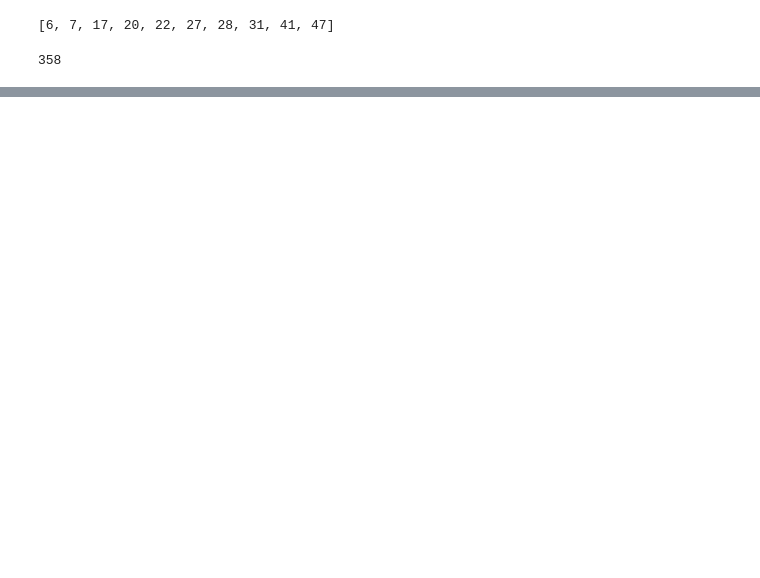
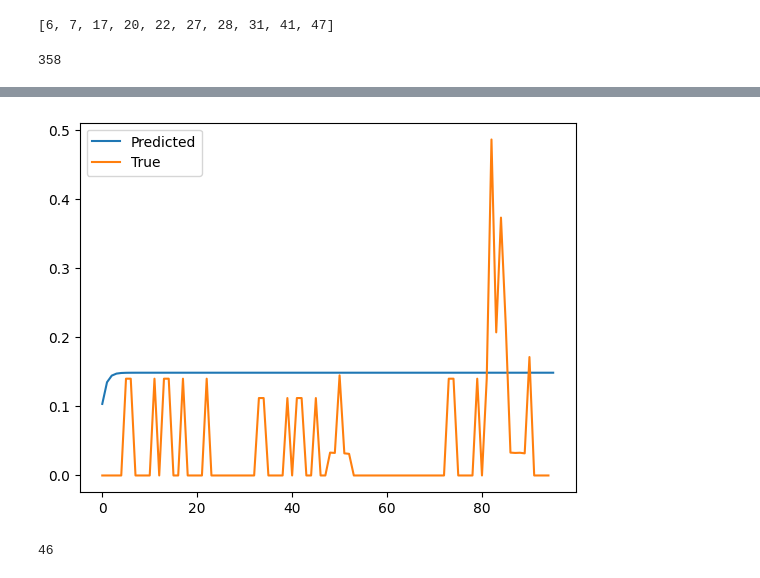
Before and after one commit to SondreWold/federated_groke, a Jupyter notebook: sketch.ipynb, the cells around one changed output, grey strips where cells are left out. Cells and saved outputs as stored; diff of their text form; code cells hidden in the pictures; blank space fills up the shorter version.

```diff
--- a/sketch.ipynb
+++ b/sketch.ipynb
@@ -65,18 +45,17 @@ class FlowerClient(fl.client.NumPyClient):
 # %%
 class MyRNN(nn.Module):
-    def __init__(self, hid_size, output_dim):
+    def __init__(self, hid_size):
         super(MyRNN, self).__init__()
         self.hidden_size = hid_size
-        self.output_dim = output_dim
-        self.rnn = nn.RNN(input_size=1, hidden_size=self.hidden_size, num_layers=1)
+        self.rnn = nn.LSTM(input_size=1, hidden_size=self.hidden_size, num_layers=2)
         self.fc1 = nn.Linear(self.hidden_size, 1)
 
-    def forward(self, inputs, hidden_state):
+    def forward(self, inputs, hidden_state, cell):
         outputs = []
         inputs = inputs.view(-1, 1)
-        output, hidden_states = self.rnn(inputs, hidden_state)
-        output = self.fc1(output)
-        return output, hidden_states
+        output, (hidden_states, cell) = self.rnn(inputs, (hidden_state, cell))
+        output = nn.functional.relu(self.fc1(output))
+        return output, hidden_states, cell
 # %%
 len(dataset)
 # %% [output]
@@ -111,5 +98,3 @@ plt.plot(losses)
-# %%
-eval_dataset = RegressionData(f'./data/Consumer35.csv')
 # %%
 def test(net, dataset):
     """Train the network on the training set."""
@@ -129,3 +117,14 @@ def test(net, dataset):
     return val_losses, outputs
 # %%
 loss, outs = test(model, eval_dataset)
+# %%
+plt.plot(outs[:96], label='Predicted')
+plt.plot(eval_dataset[0][1][:95], label='True')
+plt.legend()
+plt.show()
+# %% [output]
+[figure, added]
+# %%
+sum([p.numel() for p in model.parameters()])
+# %% [output]
+46
```
Also changed, not shown: parts of 22 cells of this notebook.
